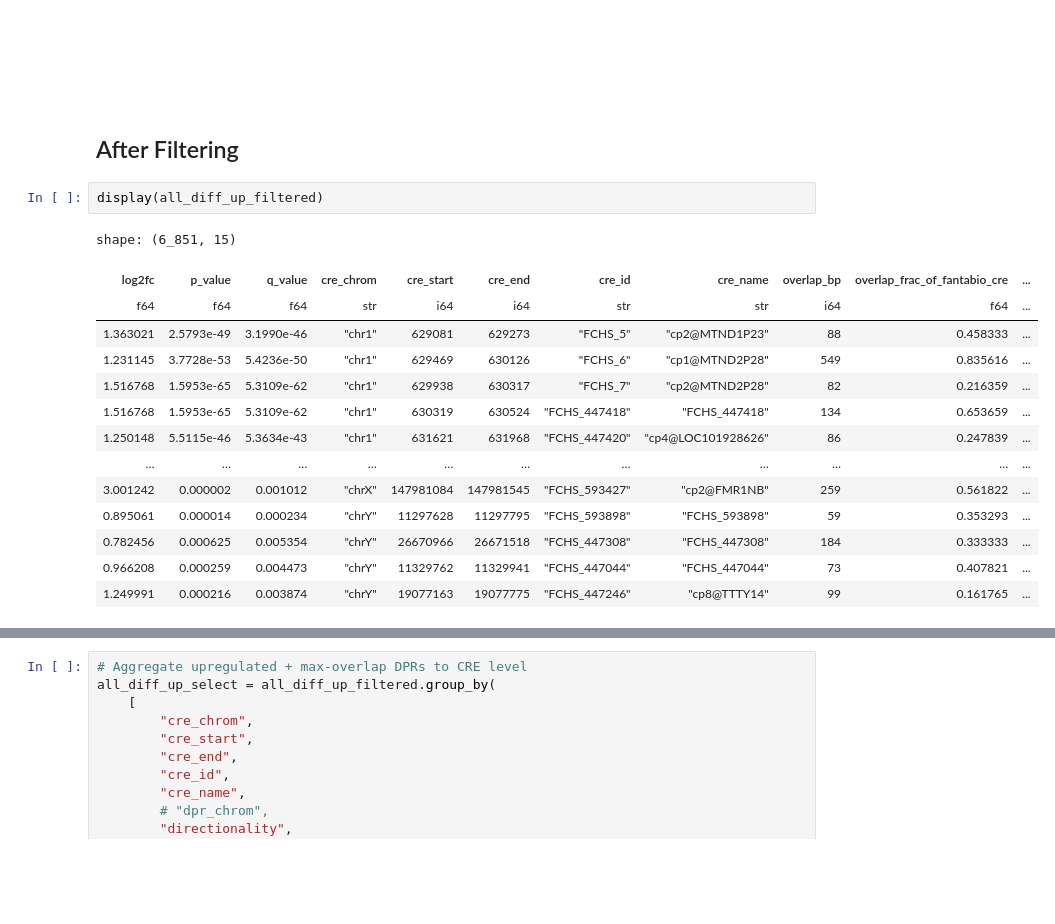
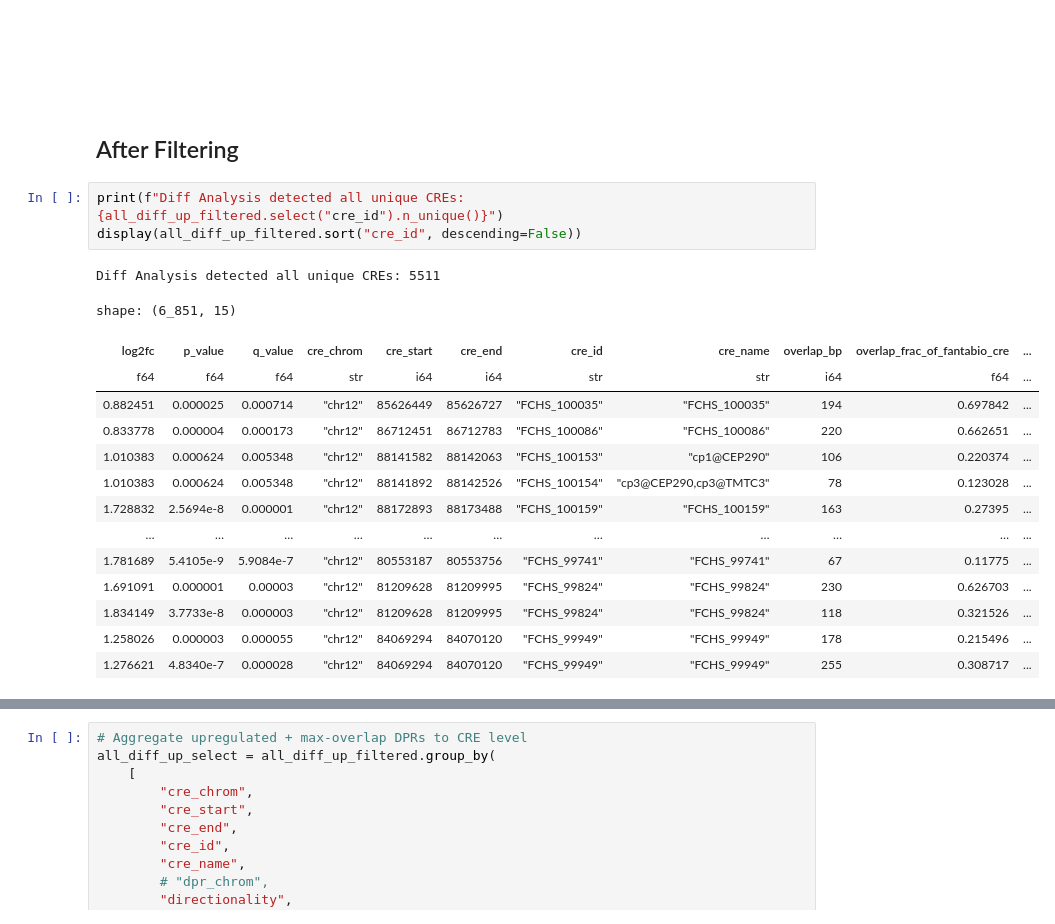
Before and after one commit to yonesora56/HS_human_ncRNA, a Jupyter notebook: notebooks/04_ChIPatlas_diff/04_01_up5p_diff_analysis_atac.ipynb, the cells around one changed output, grey strips where cells are left out. Cells and saved outputs as stored; diff of their text form; blank space fills up the shorter version.

Commit message:
update diff analysis notebooks

```diff
--- a/notebooks/04_ChIPatlas_diff/up5p_diff_analysis_atac.ipynb
+++ b/notebooks/04_ChIPatlas_diff/04_01_up5p_diff_analysis_atac.ipynb
@@ -257,19 +258,21 @@ shape: (2, 15)
 
 ## After Filtering
 # %%
-display(all_diff_up_filtered)
+print(f"Diff Analysis detected all unique CREs: {all_diff_up_filtered.select("cre_id").n_unique()}")
+display(all_diff_up_filtered.sort("cre_id", descending=False))
 # %% [output]
-shape: (6_851, 15)
+Diff Analysis detected all unique CREs: 5511
+shape: (6_851, 15)
 | log2fc | p_value | q_value | cre_chrom | cre_start | cre_end | cre_id | cre_name | overlap_bp | overlap_frac_of_fantabio_cre | ... |
 | f64 | f64 | f64 | str | i64 | i64 | str | str | i64 | f64 | ... |
-| 1.363021 | 2.5793e-49 | 3.1990e-46 | "chr1" | 629081 | 629273 | "FCHS_5" | "cp2@MTND1P23" | 88 | 0.458333 | ... |
-| 1.231145 | 3.7728e-53 | 5.4236e-50 | "chr1" | 629469 | 630126 | "FCHS_6" | "cp1@MTND2P28" | 549 | 0.835616 | ... |
-| 1.516768 | 1.5953e-65 | 5.3109e-62 | "chr1" | 629938 | 630317 | "FCHS_7" | "cp2@MTND2P28" | 82 | 0.216359 | ... |
-| 1.516768 | 1.5953e-65 | 5.3109e-62 | "chr1" | 630319 | 630524 | "FCHS_447418" | "FCHS_447418" | 134 | 0.653659 | ... |
-| 1.250148 | 5.5115e-46 | 5.3634e-43 | "chr1" | 631621 | 631968 | "FCHS_447420" | "cp4@LOC101928626" | 86 | 0.247839 | ... |
+| 0.882451 | 0.000025 | 0.000714 | "chr12" | 85626449 | 85626727 | "FCHS_100035" | "FCHS_100035" | 194 | 0.697842 | ... |
+| 0.833778 | 0.000004 | 0.000173 | "chr12" | 86712451 | 86712783 | "FCHS_100086" | "FCHS_100086" | 220 | 0.662651 | ... |
+| 1.010383 | 0.000624 | 0.005348 | "chr12" | 88141582 | 88142063 | "FCHS_100153" | "cp1@CEP290" | 106 | 0.220374 | ... |
+| 1.010383 | 0.000624 | 0.005348 | "chr12" | 88141892 | 88142526 | "FCHS_100154" | "cp3@CEP290,cp3@TMTC3" | 78 | 0.123028 | ... |
+| 1.728832 | 2.5694e-8 | 0.000001 | "chr12" | 88172893 | 88173488 | "FCHS_100159" | "FCHS_100159" | 163 | 0.27395 | ... |
 | … | … | … | … | … | … | … | … | … | … | ... |
-| 3.001242 | 0.000002 | 0.001012 | "chrX" | 147981084 | 147981545 | "FCHS_593427" | "cp2@FMR1NB" | 259 | 0.561822 | ... |
-| 0.895061 | 0.000014 | 0.000234 | "chrY" | 11297628 | 11297795 | "FCHS_593898" | "FCHS_593898" | 59 | 0.353293 | ... |
-| 0.782456 | 0.000625 | 0.005354 | "chrY" | 26670966 | 26671518 | "FCHS_447308" | "FCHS_447308" | 184 | 0.333333 | ... |
-| 0.966208 | 0.000259 | 0.004473 | "chrY" | 11329762 | 11329941 | "FCHS_447044" | "FCHS_447044" | 73 | 0.407821 | ... |
-| 1.249991 | 0.000216 | 0.003874 | "chrY" | 19077163 | 19077775 | "FCHS_447246" | "cp8@TTTY14" | 99 | 0.161765 | ... |
+| 1.781689 | 5.4105e-9 | 5.9084e-7 | "chr12" | 80553187 | 80553756 | "FCHS_99741" | "FCHS_99741" | 67 | 0.11775 | ... |
+| 1.691091 | 0.000001 | 0.00003 | "chr12" | 81209628 | 81209995 | "FCHS_99824" | "FCHS_99824" | 230 | 0.626703 | ... |
+| 1.834149 | 3.7733e-8 | 0.000003 | "chr12" | 81209628 | 81209995 | "FCHS_99824" | "FCHS_99824" | 118 | 0.321526 | ... |
+| 1.258026 | 0.000003 | 0.000055 | "chr12" | 84069294 | 84070120 | "FCHS_99949" | "FCHS_99949" | 178 | 0.215496 | ... |
+| 1.276621 | 4.8340e-7 | 0.000028 | "chr12" | 84069294 | 84070120 | "FCHS_99949" | "FCHS_99949" | 255 | 0.308717 | ... |
```
Also changed, not shown: parts of 10 cells of this notebook, 7 other files.
